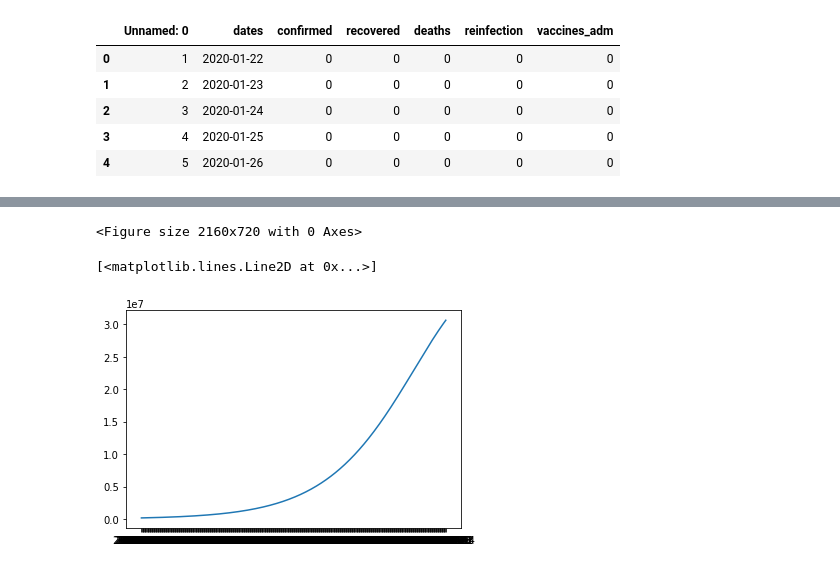
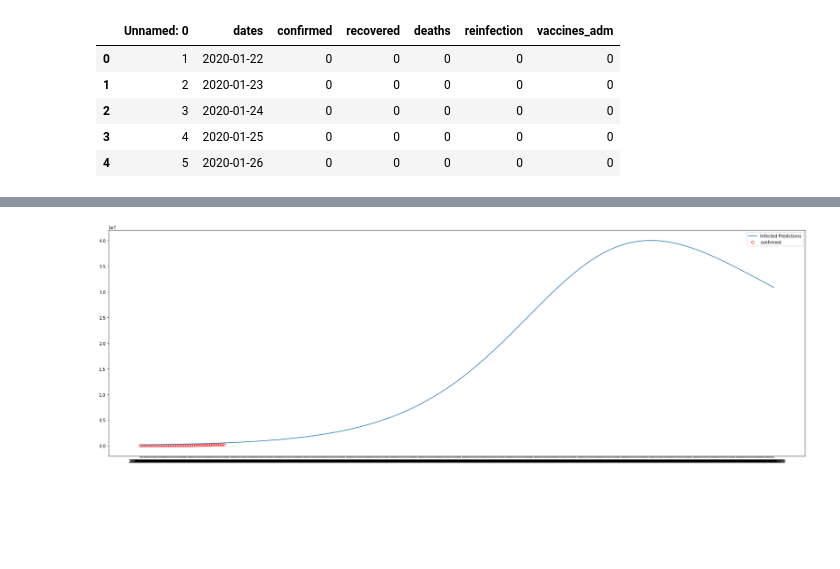
Before and after one commit to manukumar123/math_142_proj, a Jupyter notebook: group_proj.ipynb, the cells around one changed output, grey strips where cells are left out. Cells and saved outputs as stored; diff of their text form; code cells hidden in the pictures; blank space fills up the shorter version.

```diff
--- a/group_proj.ipynb
+++ b/group_proj.ipynb
@@ -64,7 +61,7 @@ def tuningParams(i, r, d, re, P):
     alphaStar = 0
     muStar = 0
     omega = np.arange(11) / 10
-    alpha = np.arange(1, 11)
+    alpha = np.arange(1, 101)
     for o in omega:
         for a in alpha:
             S = ((o / a) * P) - i - r - d - re
@@ -79,7 +76,7 @@ def tuningParams(i, r, d, re, P):
                 phi = np.append(phi,
                        np.array([[(S[t] * i[t])/(S[t] + i[t]), -1 * i[t], -1 * i[t], r[t]],
                                  [0, i[t], 0, -1 * r[t]],
-                                 [0, 0, (1 / a) * i[t], 0],
+                                 [0, 0, (a) * i[t], 0],
                                  [0, 0, 0, r[t]]]), axis=0)
             #Moore penrose inverse
             invPhi = np.linalg.pinv(phi)
@@ -116,7 +113,7 @@ rStar = [r[100]]
 dStar = [d[100]]
 reStar = [re[100]]
 
-for i in range(100, 550):
+for i in range(739):
     coef = (sStar[-1] * iStar[-1]) / (sStar[-1] + iStar[-1])
     sStar.append(sStar[-1] - vec[0] * coef)
     iStar.append(iStar[-1] + vec[0] * coef - vec[1] * iStar[-1] - vec[2] * iStar[-1] + vec[3] * rStar[-1])
@@ -158,7 +155,7 @@ rTil2 = []
 dTil2 = []
 reTil2 = []
 
-for i in range(1, 450):
+for i in range(739):
     sAdd = np.multiply(0.5, np.add(sTil[i::], sStar[i::]))
     iAdd = np.multiply(0.5, np.add(iTil[i::], iStar[i::]))
     rAdd = np.multiply(0.5, np.add(rTil[i::], rStar[i::]))
@@ -175,20 +172,20 @@ for i in range(1, 450):
     dTil2.extend(dAdd)
     reTil2 = reTil[0:i]
     reTil2.extend(reAdd)
-#print(len(sTil2), len(iTil2), len(rTil2), len(dTil2), len(reTil2))
-#print("All done 3!")
-
-plt.figure(figsize = (30, 10))
-cov = covidData.iloc[99:550]
-
-#plt.plot(cov['dates'], iTil2)
-#plt.plot('dates', 'confirmed', data=covidData)
-#plt.xticks(rotation = 90) # Rotates X-Axis Ticks by 45-degrees
-#plt.show()
-# %% [output]
-<Figure size 2160x720 with 0 Axes>
-# %%
-plt.plot(cov['dates'], reTil2)
-# %% [output]
-[<matplotlib.lines.Line2D at 0x...>]
-[figure, removed]
+# %%
+#print(len(sTil2), len(iTil2), len(rTil2), len(dTil2), len(reTil2))
+#print("All done 3!")
+
+fig = plt.figure(figsize = (30, 10))
+cov = covidData.iloc[0:100:2]
+#plt.plot('dates', 'confirmed', data=covidData)
+plt.locator_params(axis='x', nbins=10)
+plt.plot(covidData['dates'], iTil2, label = 'Infected Predictions')
+plt.scatter('dates', 'confirmed', data = cov, facecolors='none', edgecolors='r')
+#plt.plot(covidData['dates'], rTil2, label = 'Recovered Predictions')
+#plt.plot(covidData['dates'], dTil2, label = 'Deaths Predictions')
+#plt.plot(covidData['dates'], reTil2, label = 'Reinfected Predictions')
+plt.legend()
+plt.show()
+# %% [output]
+[figure, added]
```
Also changed, not shown: parts of 4 cells of this notebook, 10 other files.
